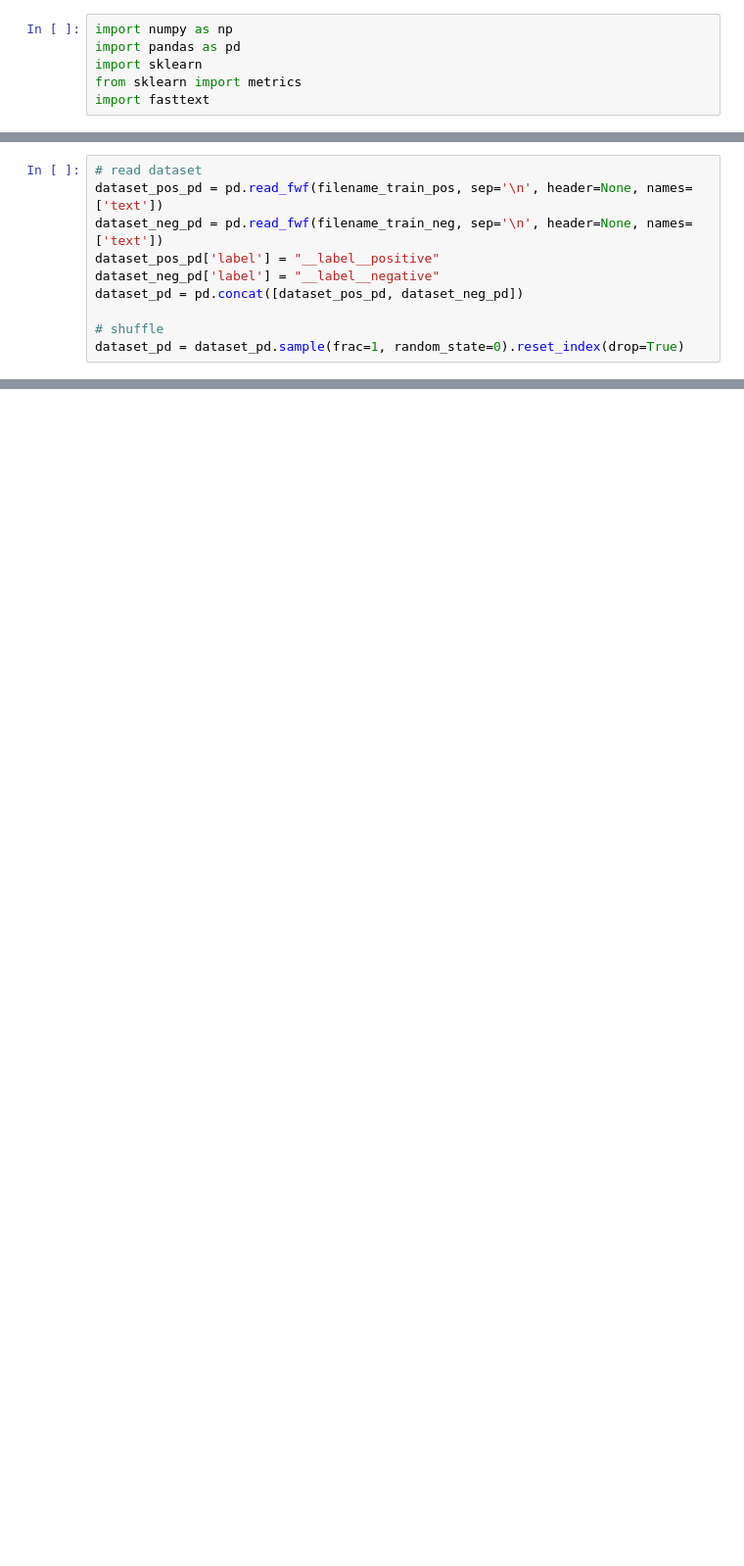
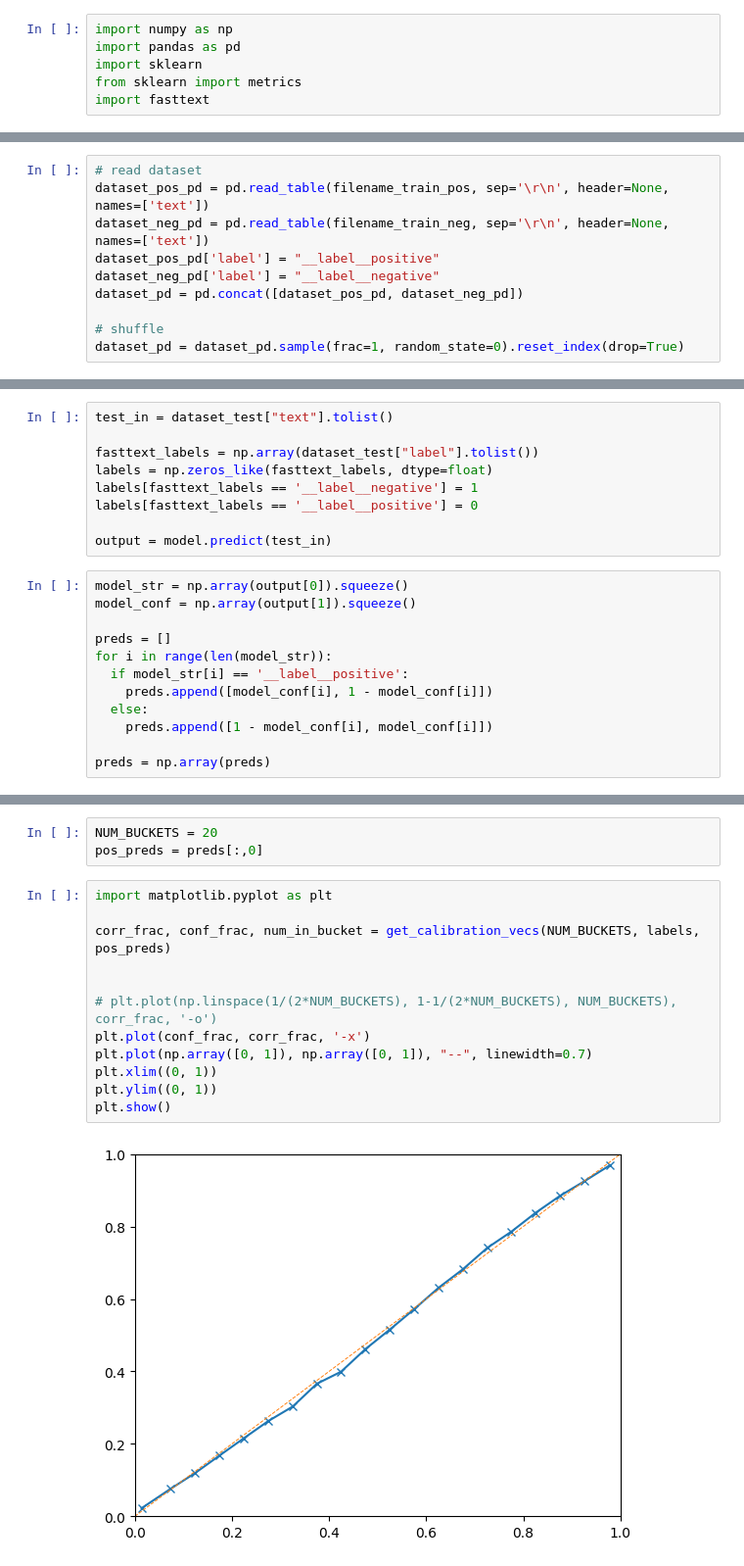
Before and after one commit to carlosinator/cil-sentiment, a Jupyter notebook: FastTextModel.ipynb, the cells around one changed output, grey strips where cells are left out. Shown at 98% size. Saved outputs shown, nothing was run; the diff lists cells and outputs as text; blank space fills up the shorter version.

Commit message:
change pred and acc format. more modularized

```diff
--- a/FastTextModel.ipynb
+++ b/FastTextModel.ipynb
@@ -44,7 +44,7 @@ Operation completed over 1 objects/101.5 MiB.
 # %%
 # read dataset
-dataset_pos_pd = pd.read_fwf(filename_train_pos, sep='\n', header=None, names=['text'])
-dataset_neg_pd = pd.read_fwf(filename_train_neg, sep='\n', header=None, names=['text'])
+dataset_pos_pd = pd.read_table(filename_train_pos, sep='\r\n', header=None, names=['text'])
+dataset_neg_pd = pd.read_table(filename_train_neg, sep='\r\n', header=None, names=['text'])
 dataset_pos_pd['label'] = "__label__positive"
 dataset_neg_pd['label'] = "__label__negative"
 dataset_pd = pd.concat([dataset_pos_pd, dataset_neg_pd])
@@ -68,0 +73,21 @@ Accuracy: 0.836676
+# %%
+test_in = dataset_test["text"].tolist()
+
+fasttext_labels = np.array(dataset_test["label"].tolist())
+labels = np.zeros_like(fasttext_labels, dtype=float)
+labels[fasttext_labels == '__label__negative'] = 1
+labels[fasttext_labels == '__label__positive'] = 0
+
+output = model.predict(test_in)
+# %%
+model_str = np.array(output[0]).squeeze()
+model_conf = np.array(output[1]).squeeze()
+
+preds = []
+for i in range(len(model_str)):
+  if model_str[i] == '__label__positive':
+    preds.append([model_conf[i], 1 - model_conf[i]])
+  else:
+    preds.append([1 - model_conf[i], model_conf[i]])
+
+preds = np.array(preds)
@@ -68,0 +131,17 @@ Accuracy: 0.836676
+# %%
+NUM_BUCKETS = 20
+pos_preds = preds[:,0]
+# %%
+import matplotlib.pyplot as plt
+
+corr_frac, conf_frac, num_in_bucket = get_calibration_vecs(NUM_BUCKETS, labels, pos_preds)
+
+
+# plt.plot(np.linspace(1/(2*NUM_BUCKETS), 1-1/(2*NUM_BUCKETS), NUM_BUCKETS), corr_frac, '-o')
+plt.plot(conf_frac, corr_frac, '-x')
+plt.plot(np.array([0, 1]), np.array([0, 1]), "--", linewidth=0.7)
+plt.xlim((0, 1))
+plt.ylim((0, 1))
+plt.show()
+# %% [output]
+[figure, added]
```
Also changed, not shown: parts of 10 cells of this notebook.
